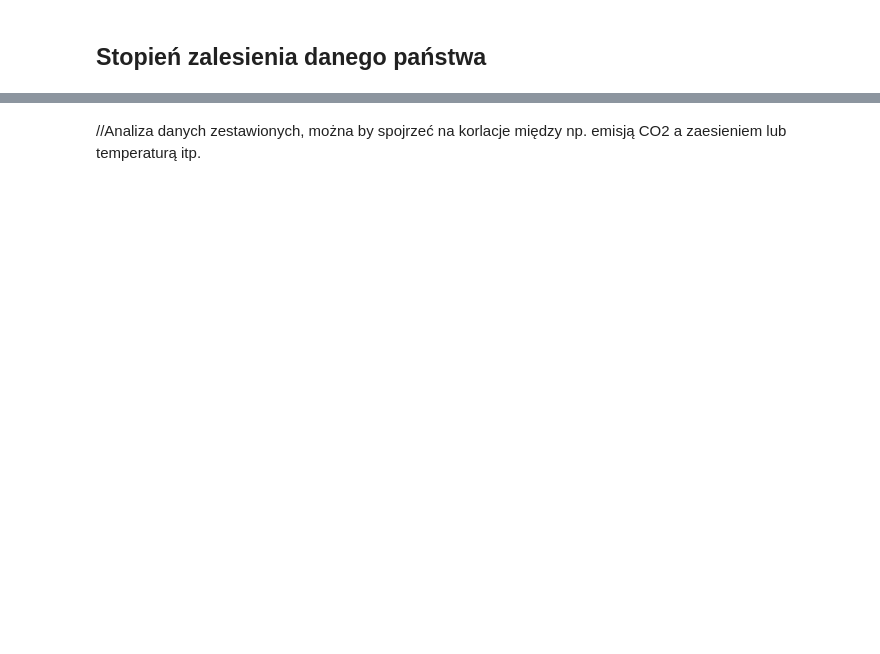
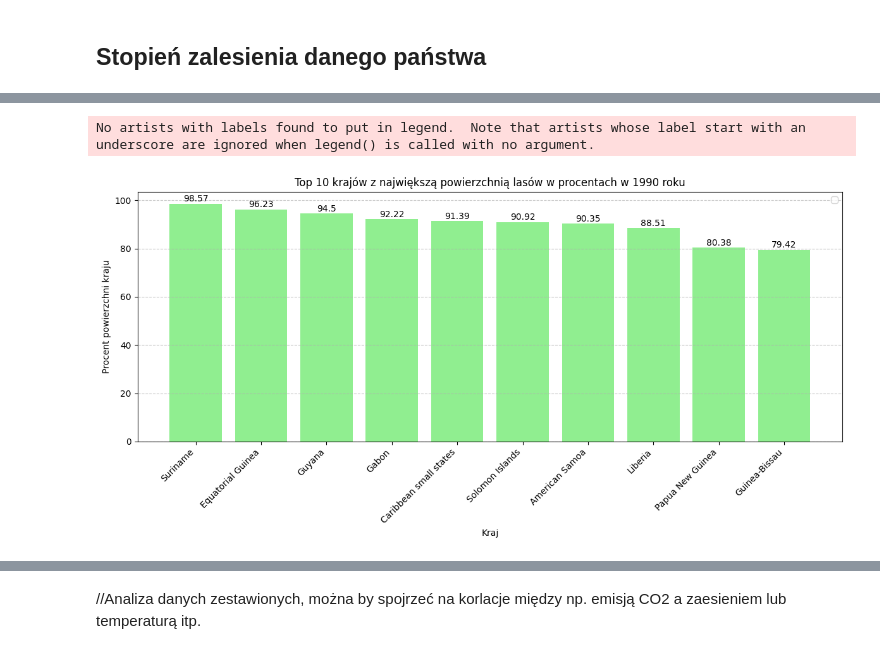
Before and after one commit to kuba172/analiza-zmian-klimatycznych-metodami-uczenia-maszynowego, a Jupyter notebook: Analiza zmian klimatu metodą uczenia maszynowego.ipynb, the cells around one changed output, grey strips where cells are left out. Drawn from its saved outputs; the diff is of its cells as text; code cells hidden in the pictures; blank space fills up the shorter version.

```diff
--- a/Analiza zmian klimatu metodą uczenia maszynowego.ipynb
+++ b/Analiza zmian klimatu metodą uczenia maszynowego.ipynb
@@ -683,0 +713,3 @@ See the caveats in the documentation: https://pandas.pydata.org/pandas-docs/stab
+# %%
+data_forest = pd.read_csv('forest_percent_by_country.csv')
+print(data_forest.head(10))
@@ -683,0 +730,3 @@ See the caveats in the documentation: https://pandas.pydata.org/pandas-docs/stab
+# %%
+top_10_1990 = data_forest[data_forest['year']==1990].nlargest(10,'value')
+top_10_1990.head(10)
@@ -683,0 +790,21 @@ See the caveats in the documentation: https://pandas.pydata.org/pandas-docs/stab
+# %%
+plt.figure(figsize=(12, 6))
+
+bars = plt.bar(top_10_1990['country_name'], top_10_1990['value'], color='lightgreen')
+plt.title('Top 10 krajów z największą powierzchnią lasów w procentach w 1990 roku')
+plt.xlabel('Kraj')
+plt.ylabel('Procent powierzchni kraju')
+
+plt.xticks(rotation=45, ha='right')
+
+for bar in bars:
+    yval = bar.get_height()
+    plt.text(bar.get_x() + bar.get_width()/2, yval + 0.1, round(yval, 2), ha='center', va='bottom')
+
+plt.grid(axis='y', linestyle='--', alpha=0.7)
+plt.legend()
+plt.tight_layout()
+plt.show()
+# %% [output]
+No artists with labels found to put in legend.  Note that artists whose label start with an underscore are ignored when legend() is called with no argument.
+[figure, added]
```
Also changed, not shown: parts of 19 cells of this notebook.
